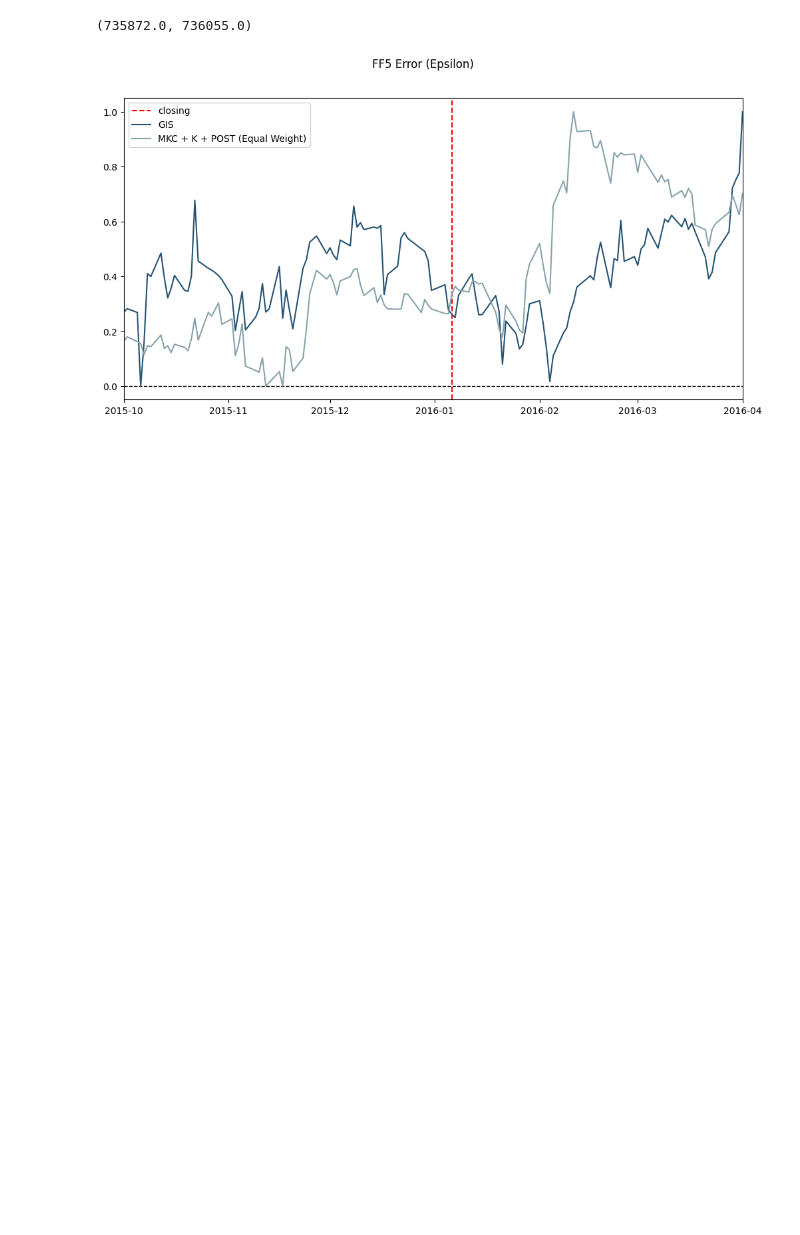
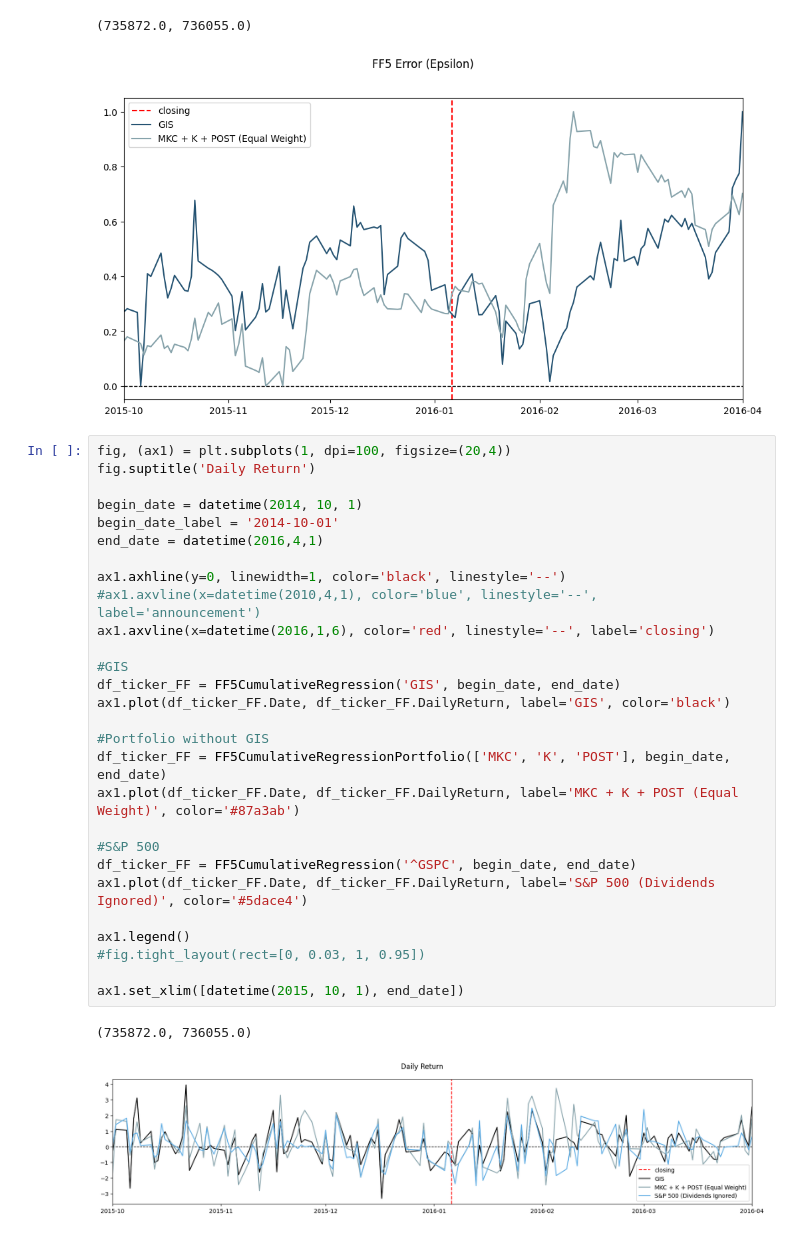
Before and after one commit to chrisliii/FINE-452, a Jupyter notebook: M&A_CAPM_FF3_Daily_Portfolio_GIS.ipynb, the cells around one changed output. Drawn from its saved outputs; the diff is of its cells as text; blank space fills up the shorter version.

Commit message:
Create return plot and correlation plot

```diff
--- a/M&A_CAPM_FF3_Daily_Portfolio_GIS.ipynb
+++ b/M&A_CAPM_FF3_Daily_Portfolio_GIS.ipynb
@@ -954,3 +950,34 @@ ax1.set_xlim([datetime(2015, 10, 1), end_date])
 # %% [output]
 (735872.0, 736055.0)
 [figure]
+# %%
+fig, (ax1) = plt.subplots(1, dpi=100, figsize=(20,4))
+fig.suptitle('Daily Return')
+
+begin_date = datetime(2014, 10, 1)
+begin_date_label = '2014-10-01'
+end_date = datetime(2016,4,1)
+
+ax1.axhline(y=0, linewidth=1, color='black', linestyle='--')
+#ax1.axvline(x=datetime(2010,4,1), color='blue', linestyle='--', label='announcement')
+ax1.axvline(x=datetime(2016,1,6), color='red', linestyle='--', label='closing')
+
+#GIS
+df_ticker_FF = FF5CumulativeRegression('GIS', begin_date, end_date)
+ax1.plot(df_ticker_FF.Date, df_ticker_FF.DailyReturn, label='GIS', color='black')
+
+#Portfolio without GIS
+df_ticker_FF = FF5CumulativeRegressionPortfolio(['MKC', 'K', 'POST'], begin_date, end_date)
+ax1.plot(df_ticker_FF.Date, df_ticker_FF.DailyReturn, label='MKC + K + POST (Equal Weight)', color='#87a3ab')
+
+#S&P 500
+df_ticker_FF = FF5CumulativeRegression('^GSPC', begin_date, end_date)
+ax1.plot(df_ticker_FF.Date, df_ticker_FF.DailyReturn, label='S&P 500 (Dividends Ignored)', color='#5dace4')
+
+ax1.legend()
+#fig.tight_layout(rect=[0, 0.03, 1, 0.95])
+
+ax1.set_xlim([datetime(2015, 10, 1), end_date])
+# %% [output]
+(735872.0, 736055.0)
+[figure, added]
```
Also changed, not shown: parts of 3 cells of this notebook.
